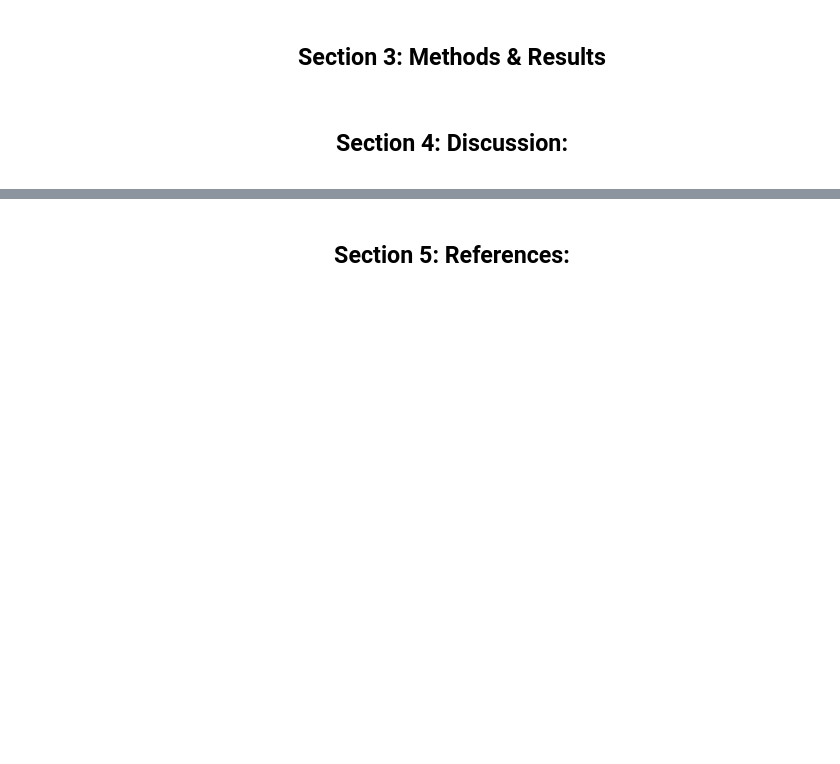
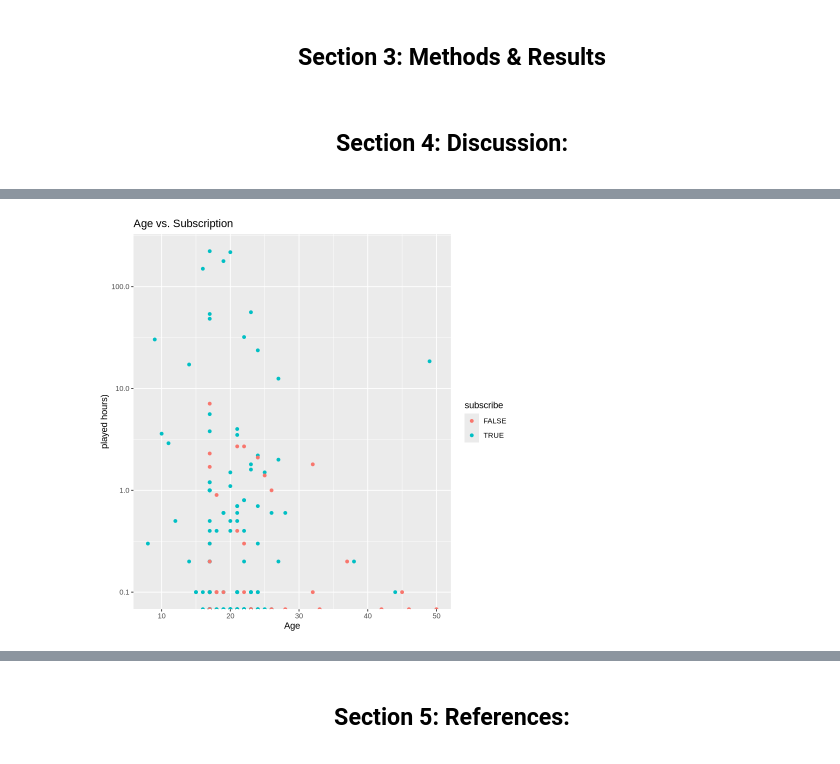
Before and after one commit to kbeletsky/dsci_100_project, a Jupyter notebook: Group project.ipynb, the cells around one changed output, grey strips where cells are left out. Cells and saved outputs as stored; diff of their text form; code cells hidden in the pictures; blank space fills up the shorter version.

```diff
--- a/Group project.ipynb
+++ b/Group project.ipynb
@@ -102,0 +90,12 @@ colSums(is.na(players))
+# %%
+#age vs played_hours
+distribution<-ggplot(players,
+       aes(x = Age, y = played_hours,color=subscribe	)) +
+  geom_point() +
+  scale_y_log10()+#log
+ labs(
+    title = "Age vs. Subscription",
+    x = "Age",
+    y = "played hours)")
+distribution
+# %% [output]
@@ -102,0 +104 @@ colSums(is.na(players))
+[figure, added]
```
Also changed, not shown: parts of 6 cells of this notebook.
